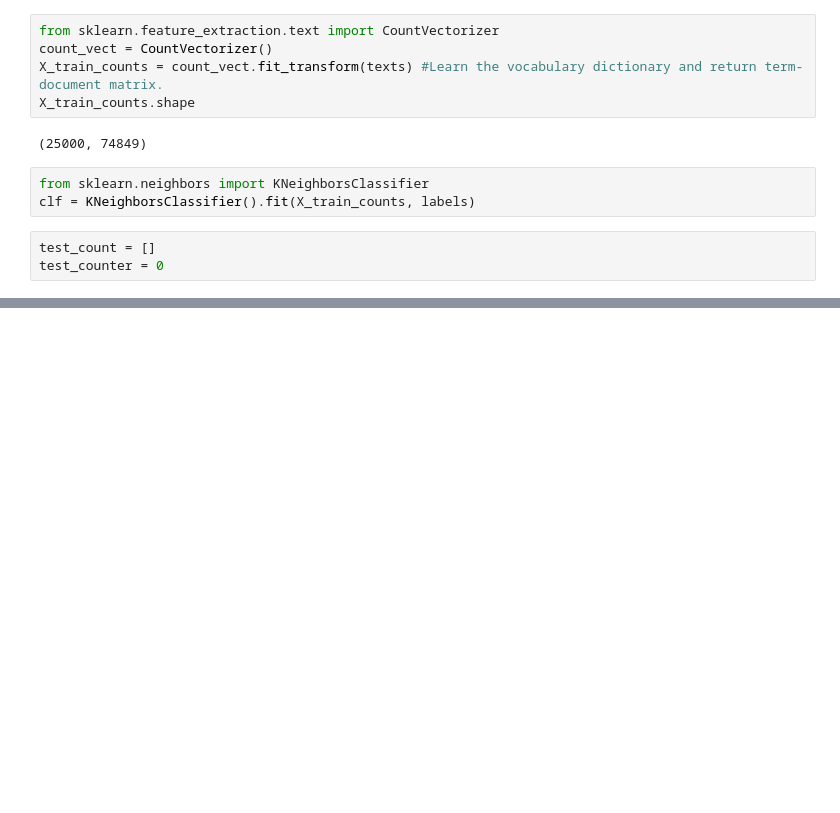
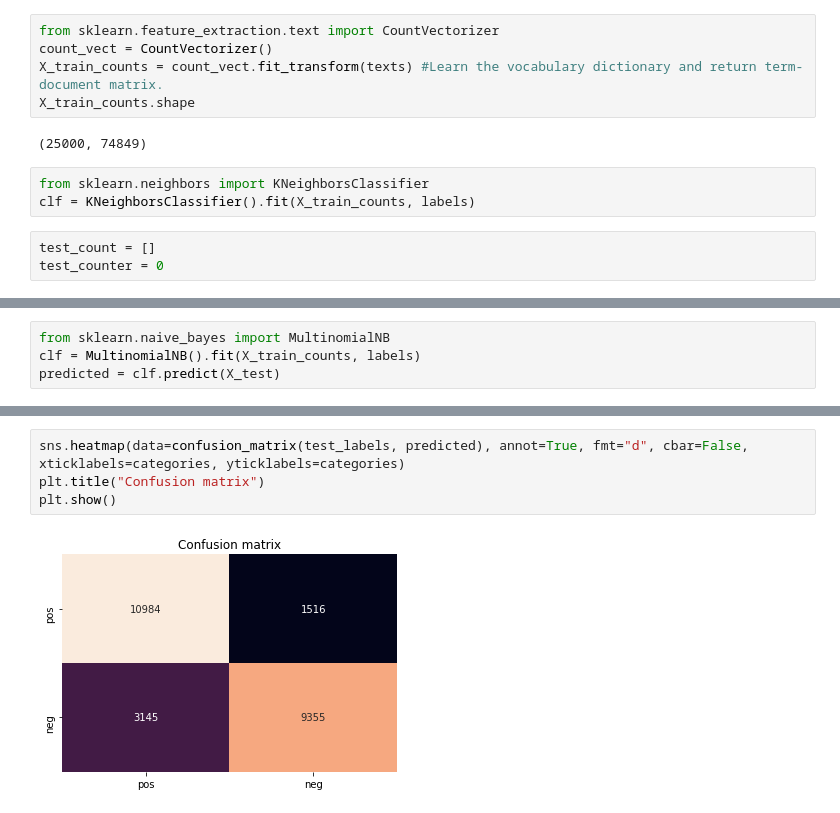
Before and after one commit to DmitryKutsev/ml_hw, a Jupyter notebook: hw2.ipynb, the cells around one changed output, grey strips where cells are left out. Drawn from its saved outputs; the diff is of its cells as text; blank space fills up the shorter version.

```diff
--- a/hw2.ipynb
+++ b/hw2.ipynb
@@ -208,0 +220,4 @@ ValueError: ignored
+# %%
+from sklearn.naive_bayes import MultinomialNB
+clf = MultinomialNB().fit(X_train_counts, labels)
+predicted = clf.predict(X_test)
@@ -208,0 +239,6 @@ ValueError: ignored
+# %%
+sns.heatmap(data=confusion_matrix(test_labels, predicted), annot=True, fmt="d", cbar=False, xticklabels=categories, yticklabels=categories)
+plt.title("Confusion matrix")
+plt.show()
+# %% [output]
+[figure, added]
```
Also changed, not shown: parts of 34 cells of this notebook.
